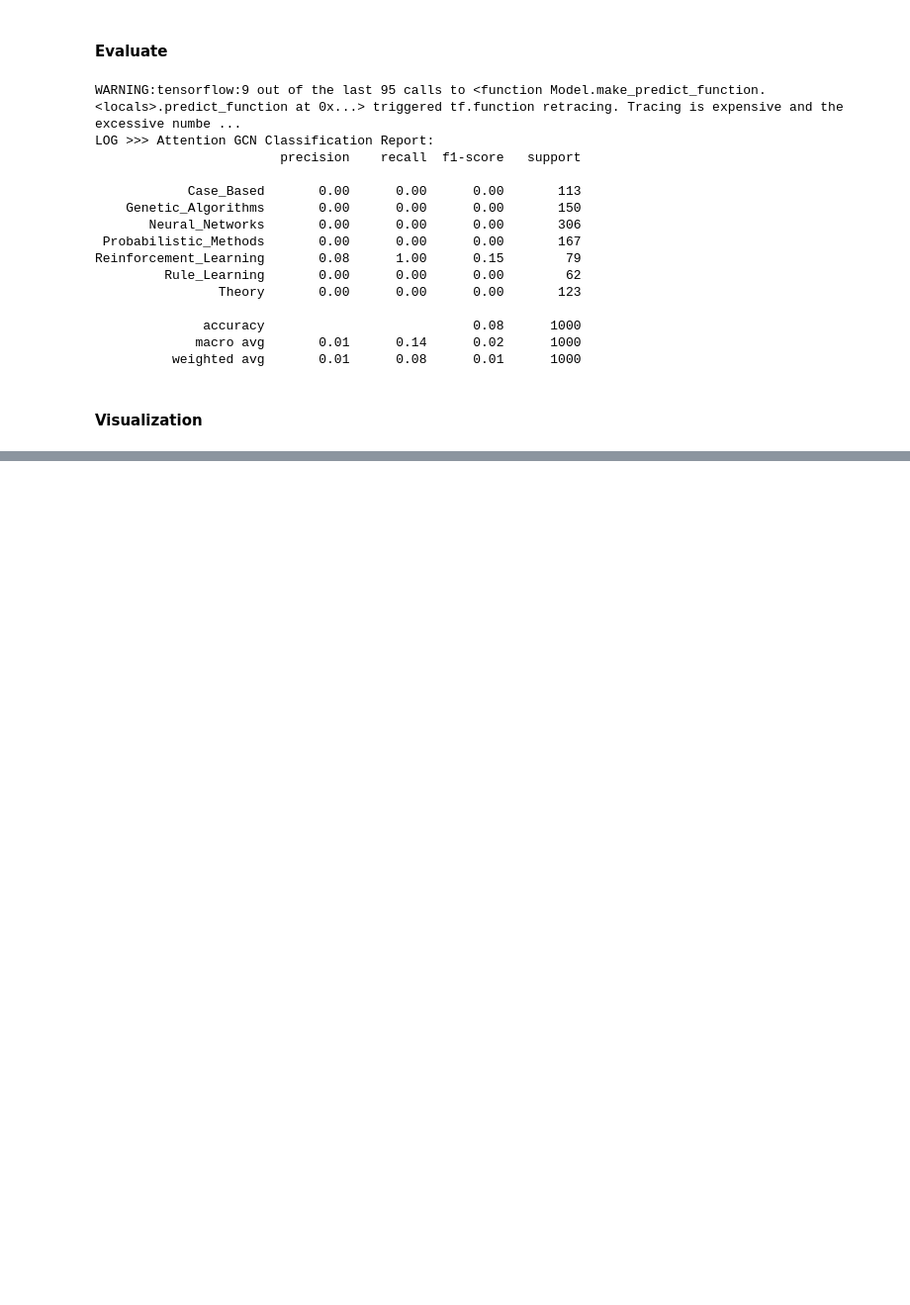
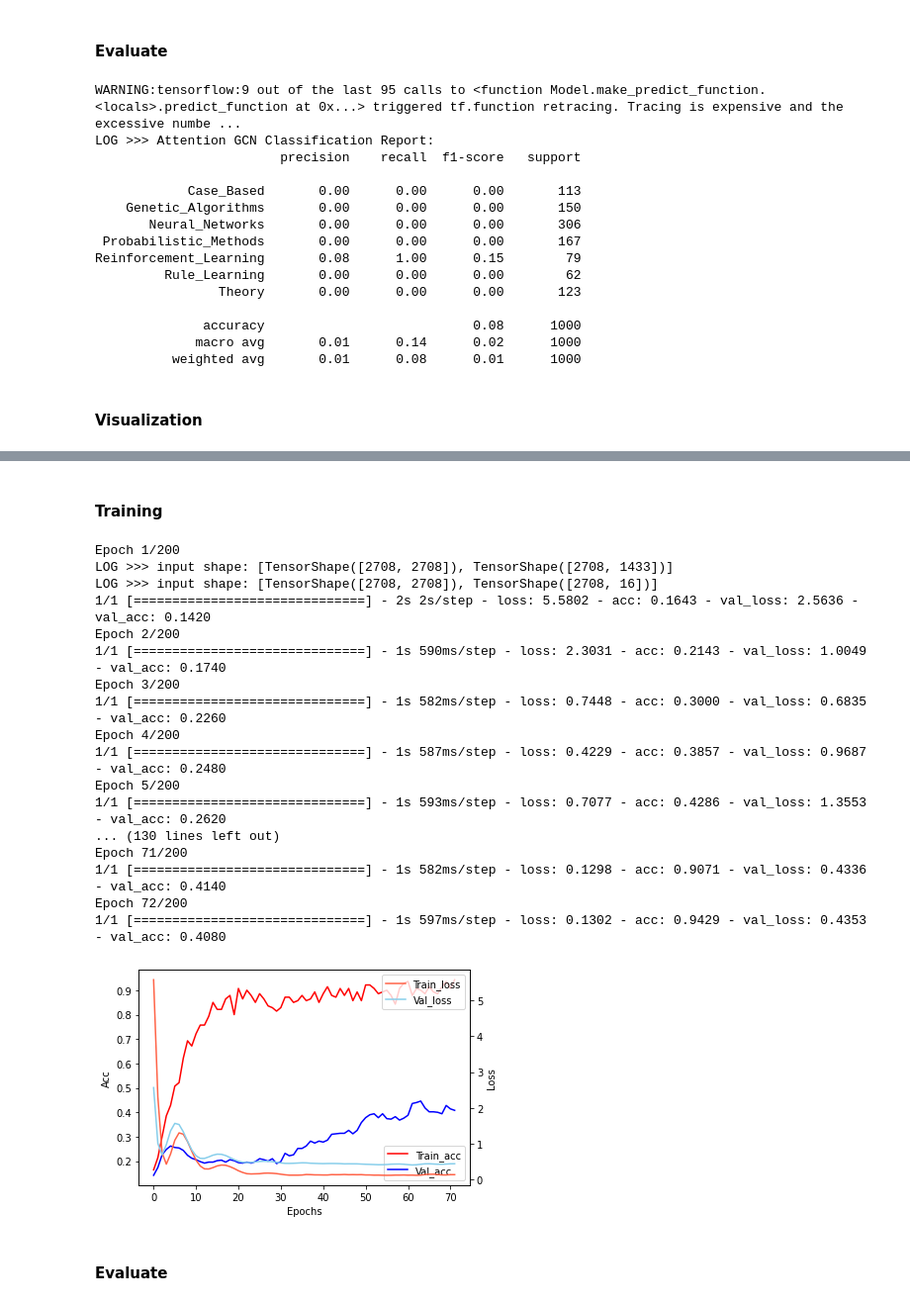
Before and after one commit to comojin1994/GCN, a Jupyter notebook: GCN.ipynb, the cells around one changed output, grey strips where cells are left out. Shown at 99% size. Saved outputs shown, nothing was run; the diff lists cells and outputs as text; code cells hidden in the pictures; blank space fills up the shorter version.

```diff
--- a/GCN.ipynb
+++ b/GCN.ipynb
@@ -851,0 +940,41 @@ WARNING:tensorflow:10 out of the last 96 calls to <function Model.make_predict_f
+# %%
+gated_residual_inception_GCN_model = GatedSkipConnectionGCN(C.dropout, inception=True, isgate=True)
+
+optimizer = Adam(lr=C.learning_rate)
+gated_residual_inception_GCN_model.compile(optimizer=optimizer,
+             loss='categorical_crossentropy',
+             weighted_metrics=['acc'])
+# %% [markdown]
+#### Training
+# %%
+history = gated_residual_inception_GCN_model.fit([A, X],
+         labels_encoded,
+         sample_weight=train_mask,
+         epochs=C.epochs,
+         batch_size=N,
+         validation_data=validation_data,
+         shuffle=False,
+         callbacks=callbacks)
+
+draw_history(history, 'Gated Residual Inception GCN', issave=False)
+# %% [output]
+Epoch 1/200
+LOG >>> input shape: [TensorShape([2708, 2708]), TensorShape([2708, 1433])]
+LOG >>> input shape: [TensorShape([2708, 2708]), TensorShape([2708, 16])]
+1/1 [==============================] - 2s 2s/step - loss: 5.5802 - acc: 0.1643 - val_loss: 2.5636 - val_acc: 0.1420
+Epoch 2/200
+1/1 [==============================] - 1s 590ms/step - loss: 2.3031 - acc: 0.2143 - val_loss: 1.0049 - val_acc: 0.1740
+Epoch 3/200
+1/1 [==============================] - 1s 582ms/step - loss: 0.7448 - acc: 0.3000 - val_loss: 0.6835 - val_acc: 0.2260
+Epoch 4/200
+1/1 [==============================] - 1s 587ms/step - loss: 0.4229 - acc: 0.3857 - val_loss: 0.9687 - val_acc: 0.2480
+Epoch 5/200
+1/1 [==============================] - 1s 593ms/step - loss: 0.7077 - acc: 0.4286 - val_loss: 1.3553 - val_acc: 0.2620
+... (130 lines left out)
+Epoch 71/200
+1/1 [==============================] - 1s 582ms/step - loss: 0.1298 - acc: 0.9071 - val_loss: 0.4336 - val_acc: 0.4140
+Epoch 72/200
+1/1 [==============================] - 1s 597ms/step - loss: 0.1302 - acc: 0.9429 - val_loss: 0.4353 - val_acc: 0.4080
+[figure, added]
+# %% [markdown]
+#### Evaluate
```
Also changed, not shown: parts of 25 cells of this notebook, 2 other files.
